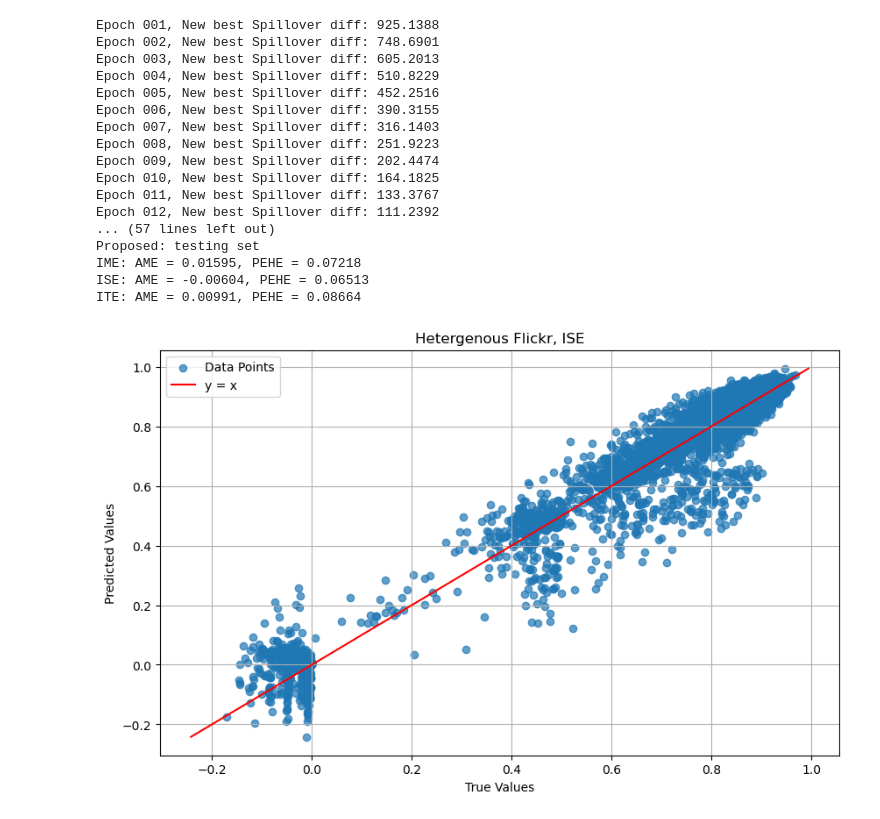
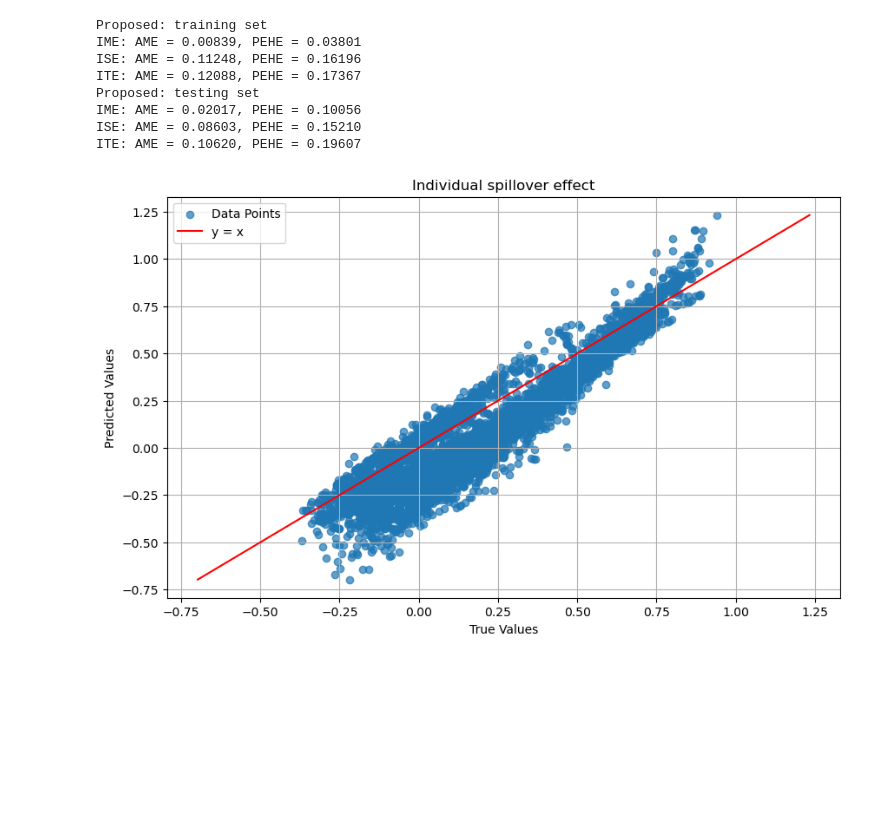
Before and after one commit to Yuanchen-Wu/ICML_Causal, a Jupyter notebook: main_experiment.ipynb, the cells around one changed output. Cells and saved outputs as stored; diff of their text form; code cells hidden in the pictures; blank space fills up the shorter version.

```diff
--- a/main_experiment.ipynb
+++ b/main_experiment.ipynb
@@ -22,7 +31,7 @@ path="Flickr_New.npz"
 feature_name="lda_supervised"
 # Fold number 0,1,2,3,4
 fold_num=2
-X,adj_matrix,X_val,adj_matrix_val,X_test,adj_matrix_test=load_data(path,feature_name,fold_num)
+X,A,X_val,A_val,X_test,A_test=load_data(path,feature_name,fold_num)
 # %%
 # Larger, propensity score more extreme to 0 or 1
 beta=1
@@ -76,0 +62,13 @@ Improved by bagging
+# %%
+# Training configs
+# Use this config for propensity and mean models
+train_cfg_pm = TrainConfig(epochs=100, lr=1e-3, batch_size=64, patience=12, device="cpu")
+
+prop_cfg = PropensityConfig(hidden_dim=128)
+mean_cfg = MeanConfig(hidden_dim=128)
+attn_cfg = AttentionConfig(hidden_dim=64, attn_temperature=attn_temperature)
+
+data = GraphData(X=X, y=y, A=A, nbrs_idx=nbrs_idx, t=t, fold_assignments=partitions)
+
+fr_p, data = fit_propensity(data, train_cfg_pm, prop_cfg)
+fr_m, data = fit_mean(data, train_cfg_pm, mean_cfg)
@@ -87,0 +108,4 @@ plot_true_vs_pred(mhat,m_star,title_name="conditional mean")
+# %%
+# Separate config for attention
+train_cfg_attn = TrainConfig(epochs=100, lr=1e-3, batch_size=64, patience=12, device="cpu")
+fr_a      = fit_attention(data, train_cfg_attn, attn_cfg, attn_true=true_attention)
@@ -88,40 +130,28 @@ plot_true_vs_pred(mhat,m_star,title_name="conditional mean")
 # %%
-hidden_dim=64
-spillover_params = {"epochs": 200, "lr": 0.0001, "batch_size": 64, "hidden_dim": hidden_dim}
-best_model, best_loss, best_pred_attention = run_gcn_experiment(X, mhat, y, one_hop_neighbors,
-                                                                  treat_binary, ehat, true_attention,
-                                                                  adj_matrix, sparse_param, spillover_params,
-                                                                printing=True, device="cpu")
+# Use attention FitResult for predicted attention if needed
+# Spillover predictions are in fr_a.pred
+# If predicted attention weights are needed, call model.predict
 with torch.no_grad():
-  best_predicted_attention,_ = best_model.cpu().predict(torch.tensor(X, dtype=torch.float32), one_hop_neighbors, treat_binary)
-IME_est, ISE_est, ITE_est = compute_effect(best_predicted_attention, adj_matrix)
+  W_pred, _ = fr_a.model.cpu().predict(torch.tensor(X, dtype=torch.float32), nbrs_idx, torch.tensor(t, dtype=torch.float32))
+IME_est, ISE_est, ITE_est = compute_effect(W_pred, A)
 print("Proposed: training set")
 Result_train=compute_metric(IME, ISE, ITE, IME_est, ISE_est, ITE_est,printing=True)
 
 with torch.no_grad():
-  attention_test,_ = best_model.predict(torch.tensor(X_test, dtype=torch.float32), one_hop_neighbors_test, treat_binary_test)
-IME_est_test, ISE_est_test, ITE_est_test = compute_effect(attention_test, adj_matrix_test)
+  W_pred_test, _ = fr_a.model.predict(torch.tensor(X_test, dtype=torch.float32), nbrs_idx_test, torch.tensor(t_test, dtype=torch.float32))
+IME_est_test, ISE_est_test, ITE_est_test = compute_effect(W_pred_test, A_test)
 print("Proposed: testing set")
 Result_test=compute_metric(IME_test, ISE_test, ITE_test, IME_est_test, ISE_est_test, ITE_est_test,printing=True)
 
-plot_true_vs_pred(ISE,ISE_est,title_name="Hetergenous Flickr, ISE")
-plot_true_vs_pred(IME,IME_est,title_name="Hetergenous Flickr, IME")
+plot_true_vs_pred(ISE,ISE_est,title_name="Individual spillover effect")
+plot_true_vs_pred(IME,IME_est,title_name="Individual main effect")
 # %% [output]
-Epoch 001, New best Spillover diff: 925.1388
-Epoch 002, New best Spillover diff: 748.6901
-Epoch 003, New best Spillover diff: 605.2013
-Epoch 004, New best Spillover diff: 510.8229
-Epoch 005, New best Spillover diff: 452.2516
-Epoch 006, New best Spillover diff: 390.3155
-Epoch 007, New best Spillover diff: 316.1403
-Epoch 008, New best Spillover diff: 251.9223
-Epoch 009, New best Spillover diff: 202.4474
-Epoch 010, New best Spillover diff: 164.1825
-Epoch 011, New best Spillover diff: 133.3767
-Epoch 012, New best Spillover diff: 111.2392
-... (57 lines left out)
+Proposed: training set
+IME: AME = 0.00839, PEHE = 0.03801
+ISE: AME = 0.11248, PEHE = 0.16196
+ITE: AME = 0.12088, PEHE = 0.17367
 Proposed: testing set
-IME: AME = 0.01595, PEHE = 0.07218
-ISE: AME = -0.00604, PEHE = 0.06513
-ITE: AME = 0.00991, PEHE = 0.08664
+IME: AME = 0.02017, PEHE = 0.10056
+ISE: AME = 0.08603, PEHE = 0.15210
+ITE: AME = 0.10620, PEHE = 0.19607
-[figure, old version]
+[figure, new version]
```
Also changed, not shown: parts of 8 cells of this notebook, 11 other files.
